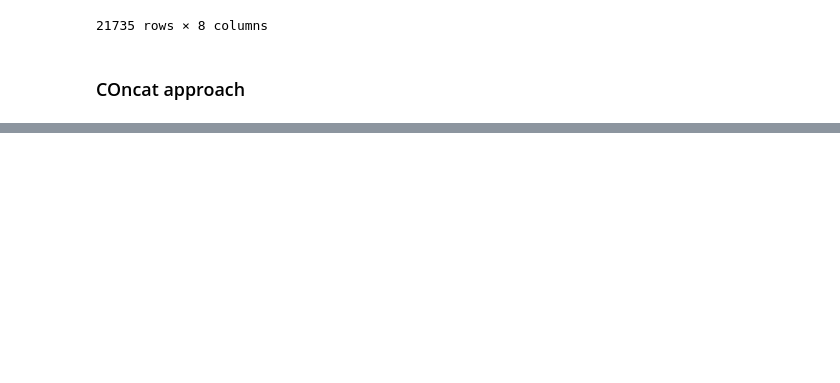
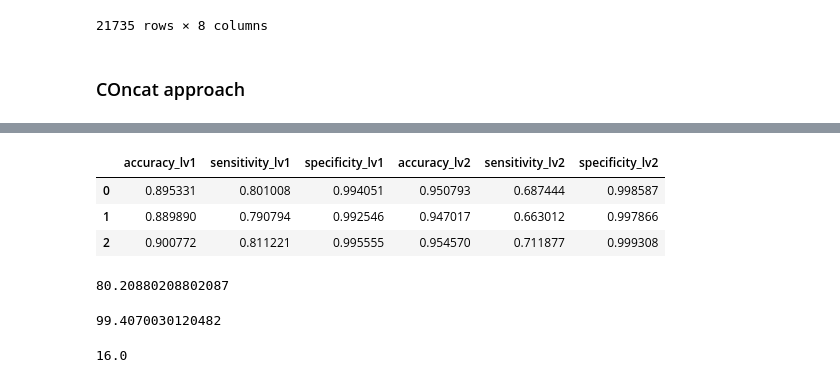
Before and after one commit to cafoala/recording-interval-cgm, a Jupyter notebook: code/5_introducing_tns.ipynb, the cells around one changed output, grey strips where cells are left out. Cells and saved outputs as stored; diff of their text form; code cells hidden in the pictures; blank space fills up the shorter version.

```diff
--- a/code/5_introducing_tns.ipynb
+++ b/code/5_introducing_tns.ipynb
@@ -917,0 +1088,40 @@ result_df.sort_values('overlap_id')
+# %%
+import pandas as pd
+import numpy as np
+from scipy.stats import sem, t
+
+# Function to calculate metrics for a group
+def calculate_metrics(group):
+    TP_lv1, FP_lv1, FN_lv1, TN_lv1 = group['lv1_tps'].sum(), group['lv1_fps'].sum(), group['lv1_fns'].sum(), group['lv1_tns'].sum()
+    TP_lv2, FP_lv2, FN_lv2, TN_lv2 = group['lv2_tps'].sum(), group['lv2_fps'].sum(), group['lv2_fns'].sum(), group['lv2_tns'].sum()
+
+    metrics = {
+        'Accuracy Lv1': (TP_lv1 + TN_lv1) / (TP_lv1 + TN_lv1 + FP_lv1 + FN_lv1),
+        'Sensitivity Lv1': TP_lv1 / (TP_lv1 + FN_lv1) if (TP_lv1 + FN_lv1) > 0 else 0,
+        'Specificity Lv1': TN_lv1 / (TN_lv1 + FP_lv1) if (TN_lv1 + FP_lv1) > 0 else 0,
+        'Accuracy Lv2': (TP_lv2 + TN_lv2) / (TP_lv2 + TN_lv2 + FP_lv2 + FN_lv2),
+        'Sensitivity Lv2': TP_lv2 / (TP_lv2 + FN_lv2) if (TP_lv2 + FN_lv2) > 0 else 0,
+        'Specificity Lv2': TN_lv2 / (TN_lv2 + FP_lv2) if (TN_lv2 + FP_lv2) > 0 else 0
+    }
+    return metrics
+
+# Function to calculate 95% confidence intervals and format results
+def calculate_confidence_intervals(metrics_list):
+    metrics_df = pd.DataFrame(metrics_list)
+    summary = metrics_df.agg(['mean', 'sem']).transpose()
+    summary['95% CI Lower'] = summary['mean'] - 1.96 * summary['sem']
+    summary['95% CI Upper'] = summary['mean'] + 1.96 * summary['sem']
+
+    # Formatting results as "mean (95% CI Lower - 95% CI Upper)"
+    summary['Result'] = summary.apply(lambda x: f"{x['mean']:.3f} ({x['95% CI Lower']:.3f} - {x['95% CI Upper']:.3f})", axis=1)
+    return summary[['Result']]
+# %%
+# Assuming df is your existing DataFrame and it's been properly shuffled
+num_groups = 30
+groups = np.array_split(conf_matrix, num_groups)
+
+# Calculate metrics for each group
+group_metrics = [calculate_metrics(group) for group in groups]
+
+# Calculate CIs and format the results
+final_results = calculate_confidence_intervals(group_metrics)
@@ -917,0 +1138,19 @@ result_df.sort_values('overlap_id')
+# %%
+pd.DataFrame(final_results)
+# %% [output]
+|  | accuracy_lv1 | sensitivity_lv1 | specificity_lv1 | accuracy_lv2 | sensitivity_lv2 | specificity_lv2 |
+| 0 | 0.895331 | 0.801008 | 0.994051 | 0.950793 | 0.687444 | 0.998587 |
+| 1 | 0.889890 | 0.790794 | 0.992546 | 0.947017 | 0.663012 | 0.997866 |
+| 2 | 0.900772 | 0.811221 | 0.995555 | 0.954570 | 0.711877 | 0.999308 |
+# %%
+100*(conf_matrix.lv1_tps.sum()/(conf_matrix.lv1_tps.sum() + conf_matrix.lv1_fns.sum()))
+# %% [output]
+80.20880208802087
+# %%
+100*(conf_matrix.lv1_tns.sum()/(conf_matrix.lv1_tns.sum() + conf_matrix.lv1_fps.sum()))
+# %% [output]
+99.4070030120482
+# %%
+conf_matrix.lv2_tps.sum()/conf_matrix.lv2_tps.sum() + conf_matrix.lv2_fps.sum()
+# %% [output]
+16.0
```
Also changed, not shown: parts of 26 cells of this notebook.
